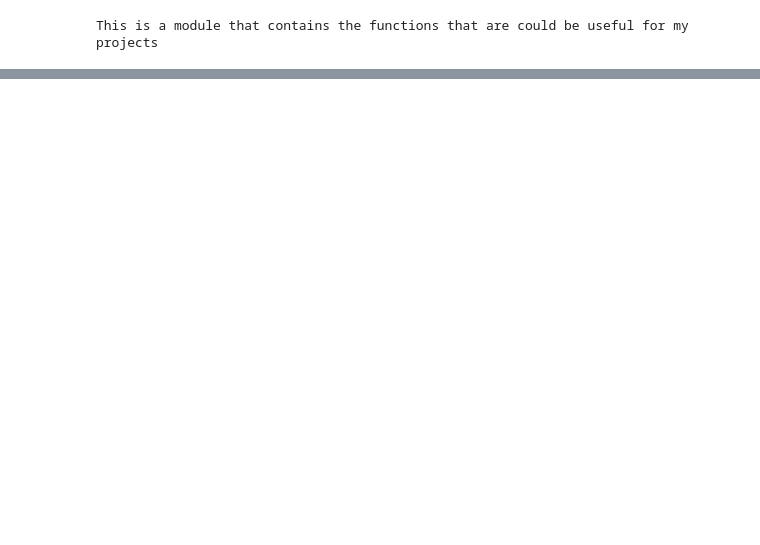
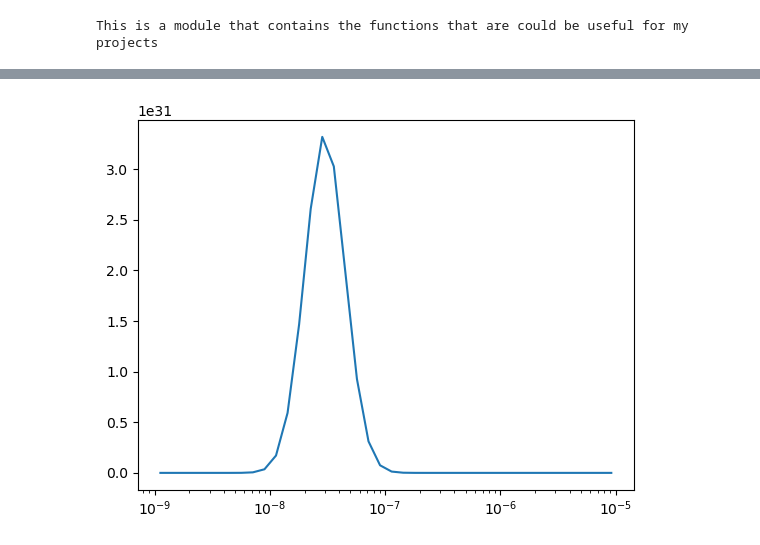
Before and after one commit to masoud-akbarzadeh/aerosol_clouds_class, a Jupyter notebook: hw3_aerosol_physics/hw_3_aero_general_dyn_eqn.ipynb, the cells around one changed output, grey strips where cells are left out. Saved outputs shown, nothing was run; the diff lists cells and outputs as text; code cells hidden in the pictures; blank space fills up the shorter version.

```diff
--- a/hw3_aerosol_physics/hw_3_aero_general_dyn_eqn.ipynb
+++ b/hw3_aerosol_physics/hw_3_aero_general_dyn_eqn.ipynb
@@ -416,0 +461,6 @@ plt.plot(Dp, N)
+# %%
+# plot the mass distribution
+plt.plot(Dp, mass_in_bins_1)
+plt.xscale('log')
+# %% [output]
+[figure, added]
```
Also changed, not shown: parts of 18 cells of this notebook.
